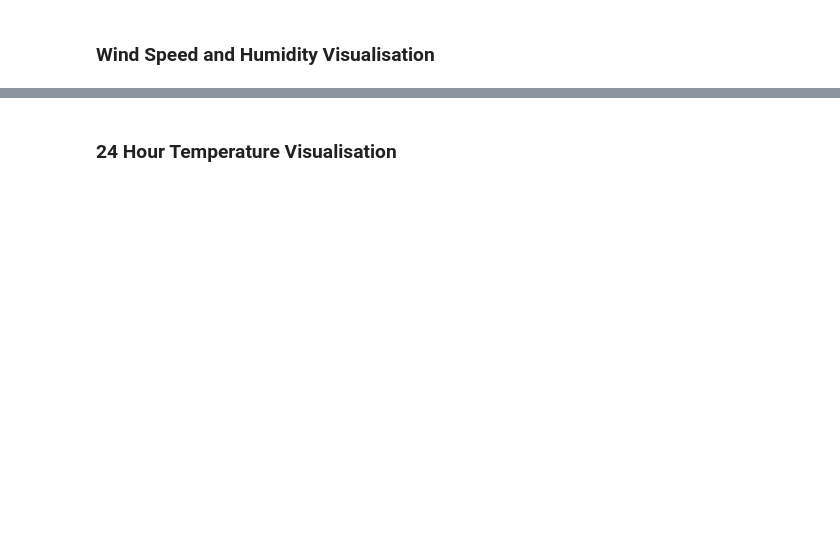
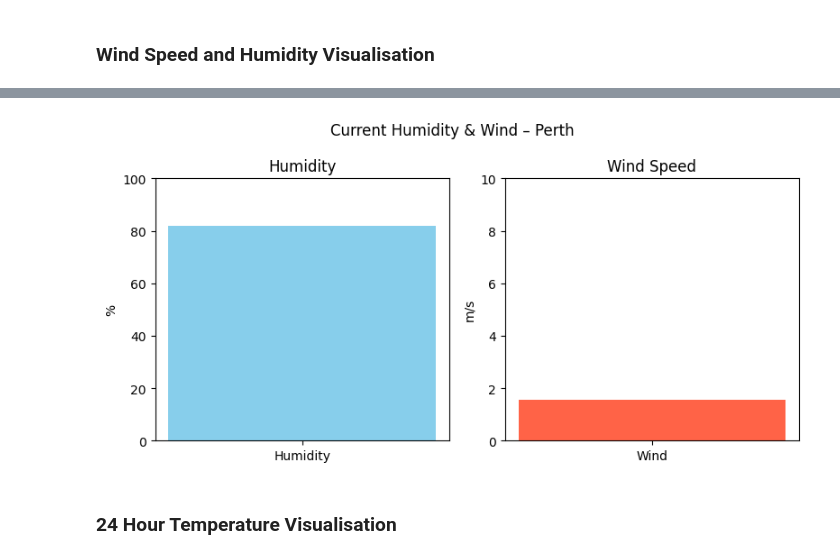
Before and after one commit to lannaelvira77/WeatherWise-LannaElvira-23486942, a Jupyter notebook: starter_notebook.ipynb, the cells around one changed output, grey strips where cells are left out. Saved outputs shown, nothing was run; the diff lists cells and outputs as text; code cells hidden in the pictures; blank space fills up the shorter version.

```diff
--- a/starter_notebook.ipynb
+++ b/starter_notebook.ipynb
@@ -796,3 +759,38 @@ create_wind_humidity_visualisation(data)
+# %%
+def create_wind_humidity_visualisation(weather_data, output_type='display', theme=None):
+    if not weather_data or "current" not in weather_data:
+        print("⚠️ Invalid data.")
+        return None
+
+    loc = weather_data["location"]["name"]
+    cur = weather_data["current"]
+    humidity = cur.get("humidity", 0)
+    wind = cur.get("wind_speed", 0)
+
+    fig, axs = plt.subplots(1, 2, figsize=(8, 4))
+
+    # Humidity
+    axs[0].bar(["Humidity"], [humidity], color="skyblue")
+    axs[0].set_ylim(0, 100)
+    axs[0].set_ylabel("%")
+    axs[0].set_title("Humidity")
+
+    # Wind Speed
+    axs[1].bar(["Wind"], [wind], color="tomato")
+    axs[1].set_ylim(0, max(10, wind + 2))
+    axs[1].set_ylabel("m/s")
+    axs[1].set_title("Wind Speed")
+
+    fig.suptitle(f"Current Humidity & Wind – {loc}")
+    plt.tight_layout()
+    if output_type == 'figure': return fig
+    plt.show(block=False); plt.close(fig); return None
+
+# Sample test input using existing data dict:
+data = get_weather_data("Perth,AU", forecast_days=3)
+create_wind_humidity_visualisation(data)
+# %% [output]
+[figure, added]
 # %% [markdown]
 ### 24 Hour Temperature Visualisation
 # %%
```
Also changed, not shown: parts of 14 cells of this notebook.
